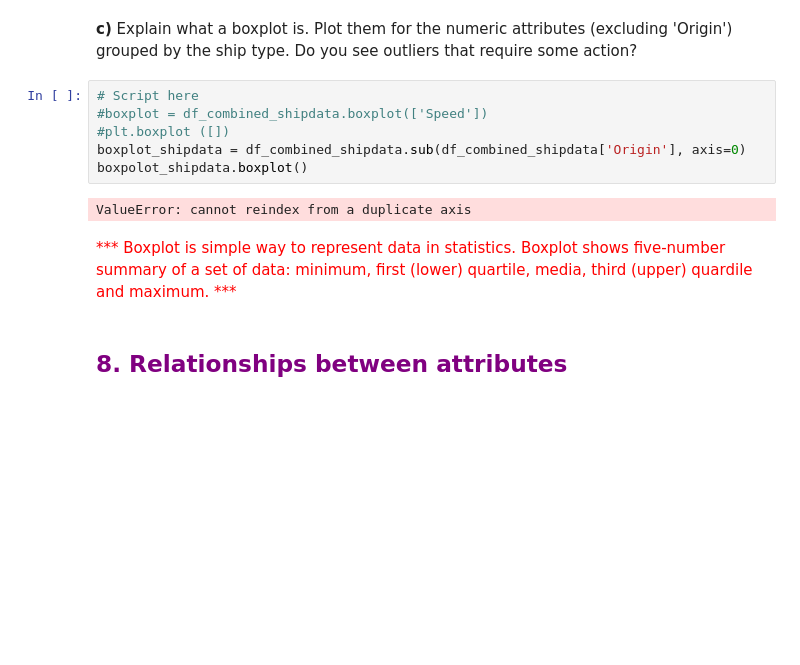
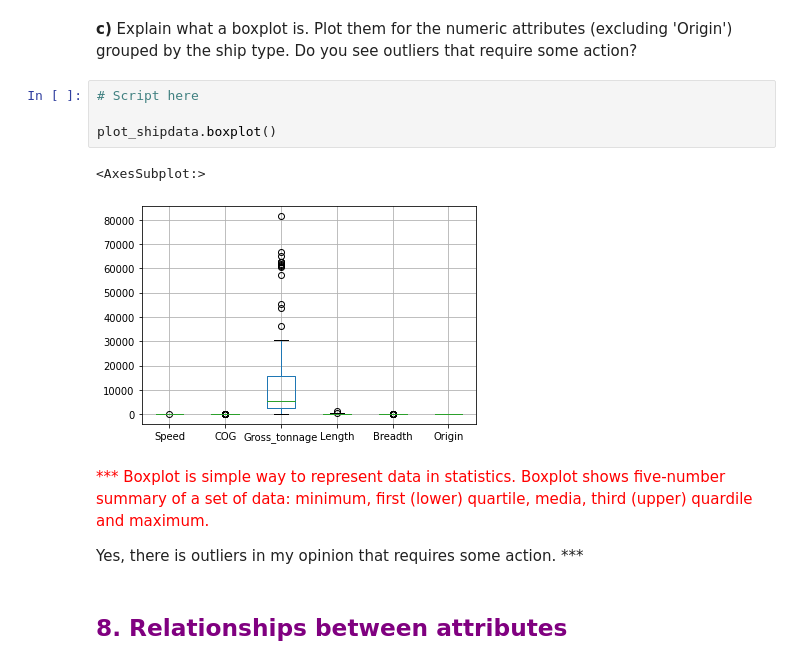
Before and after one commit to K-H-P/UTU_TKO-3103, a Jupyter notebook: Exercise2/solved_Exercise2.ipynb, the cells around one changed output. Drawn from its saved outputs; the diff is of its cells as text; blank space fills up the shorter version.

```diff
--- a/Exercise2/solved_Exercise2.ipynb
+++ b/Exercise2/solved_Exercise2.ipynb
@@ -487,16 +487,17 @@ plt.hist(plot_shipdata['Breadth'], bins ='auto', color = 'red')
 <font color = red> \*** Same question as before? As a attribute the breadth could be used for classification, beceause it gives some idea of the size and weight of the ship. And therefore you could determine wheter the it's a tanker or a cargo ship. *** </font>
 # %% [markdown]
 **c)**	Explain what a boxplot is. Plot them for the numeric attributes (excluding 'Origin') grouped by the ship type. Do you see outliers that require some action?
-# %%
-# Script here
-#boxplot = df_combined_shipdata.boxplot(['Speed'])
-#plt.boxplot ([])
-boxplot_shipdata = df_combined_shipdata.sub(df_combined_shipdata['Origin'], axis=0)
-boxpolot_shipdata.boxplot()
-# %% [output]
-ValueError: cannot reindex from a duplicate axis
+# %%
+# Script here
+
+plot_shipdata.boxplot()
+# %% [output]
+<AxesSubplot:>
+[figure, added]
 # %% [markdown]
-<font color = red> \*** Boxplot is simple way to represent data in statistics. Boxplot shows five-number summary of a set of data: minimum, first (lower) quartile, media, third (upper) quardile and maximum. *** </font>
+<font color = red> \*** Boxplot is simple way to represent data in statistics. Boxplot shows five-number summary of a set of data: minimum, first (lower) quartile, media, third (upper) quardile and maximum.
+
+Yes, there is outliers in my opinion that requires some action.  *** </font>
 # %% [markdown]
 ##  <font color = purple> 8. Relationships between attributes
 # %% [markdown]
```
Also changed, not shown: parts of 3 cells of this notebook.
